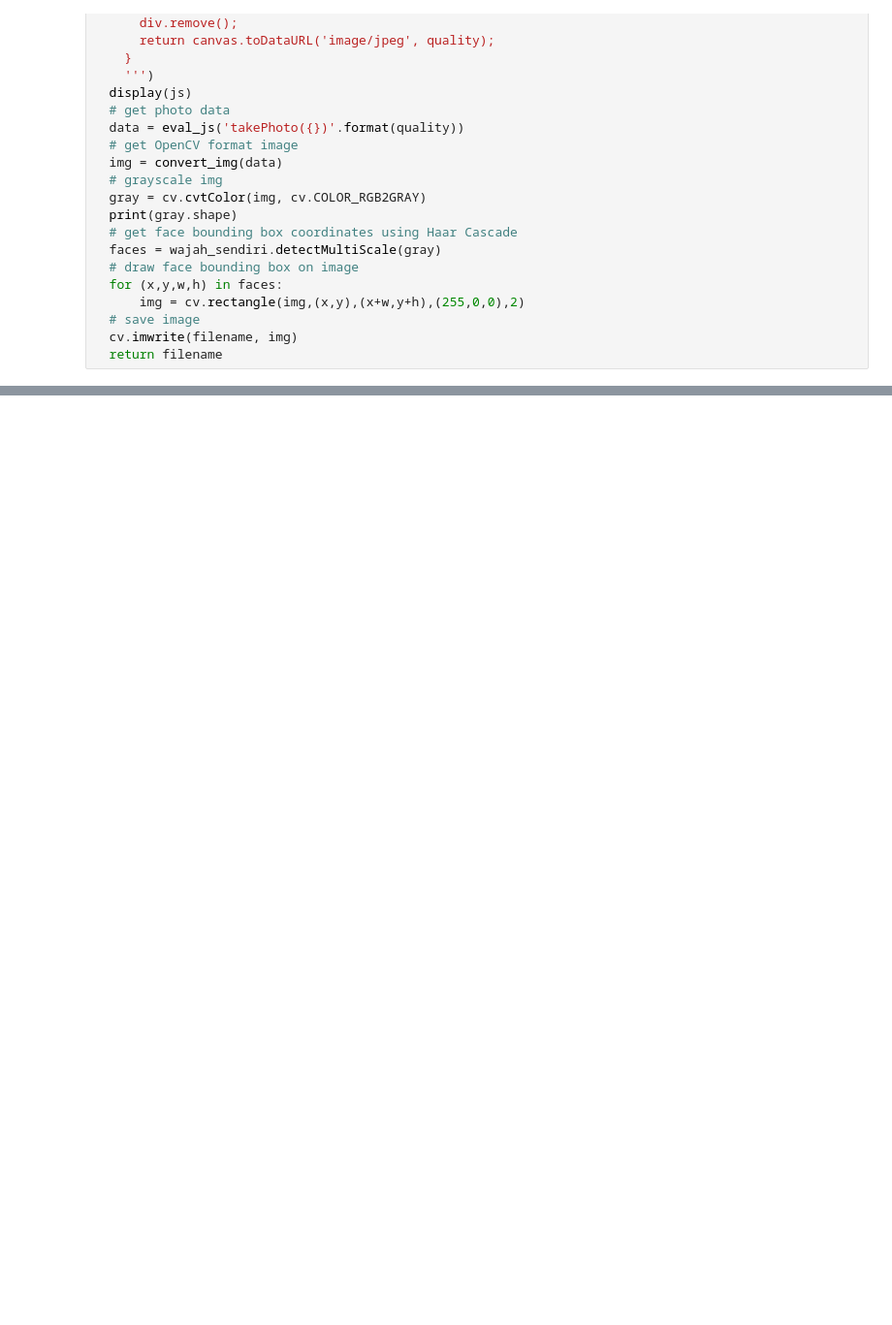
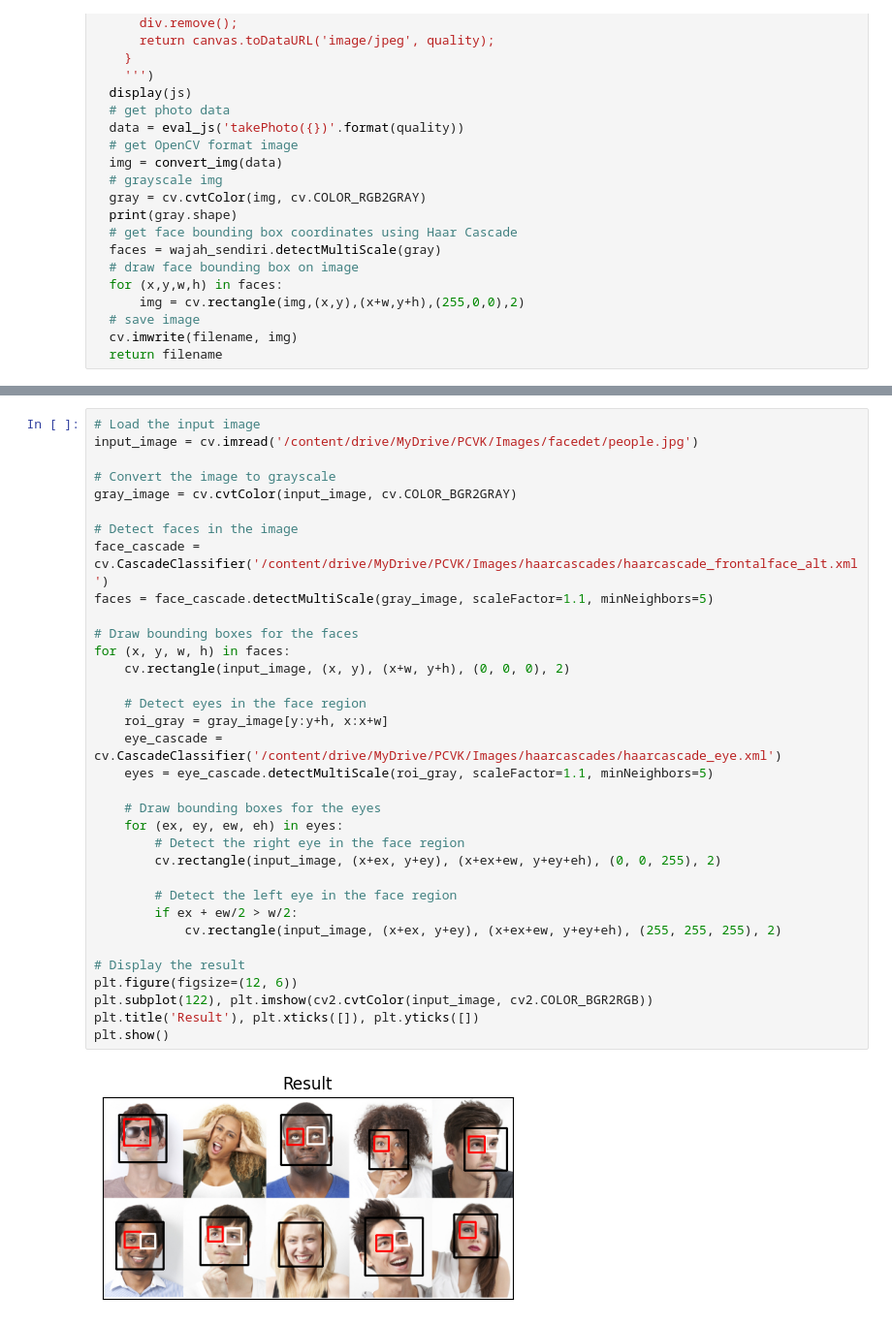
Before and after one commit to kausar-vento/PCVK_Genap_2023, a Jupyter notebook: Minggu 12/Week12.ipynb, the cells around one changed output, grey strips where cells are left out. Shown at 97% size. Saved outputs shown, nothing was run; the diff lists cells and outputs as text; blank space fills up the shorter version.

```diff
--- a/Minggu 12/Week12.ipynb
+++ b/Minggu 12/Week12.ipynb
@@ -290,0 +317,36 @@ Saved to photo.jpg
+# %%
+# Load the input image
+input_image = cv.imread('/content/drive/MyDrive/PCVK/Images/facedet/people.jpg')
+
+# Convert the image to grayscale
+gray_image = cv.cvtColor(input_image, cv.COLOR_BGR2GRAY)
+
+# Detect faces in the image
+face_cascade = cv.CascadeClassifier('/content/drive/MyDrive/PCVK/Images/haarcascades/haarcascade_frontalface_alt.xml')
+faces = face_cascade.detectMultiScale(gray_image, scaleFactor=1.1, minNeighbors=5)
+
+# Draw bounding boxes for the faces
+for (x, y, w, h) in faces:
+    cv.rectangle(input_image, (x, y), (x+w, y+h), (0, 0, 0), 2)
+
+    # Detect eyes in the face region
+    roi_gray = gray_image[y:y+h, x:x+w]
+    eye_cascade = cv.CascadeClassifier('/content/drive/MyDrive/PCVK/Images/haarcascades/haarcascade_eye.xml')
+    eyes = eye_cascade.detectMultiScale(roi_gray, scaleFactor=1.1, minNeighbors=5)
+
+    # Draw bounding boxes for the eyes
+    for (ex, ey, ew, eh) in eyes:
+        # Detect the right eye in the face region
+        cv.rectangle(input_image, (x+ex, y+ey), (x+ex+ew, y+ey+eh), (0, 0, 255), 2)
+
+        # Detect the left eye in the face region
+        if ex + ew/2 > w/2:
+            cv.rectangle(input_image, (x+ex, y+ey), (x+ex+ew, y+ey+eh), (255, 255, 255), 2)
+
+# Display the result
+plt.figure(figsize=(12, 6))
+plt.subplot(122), plt.imshow(cv2.cvtColor(input_image, cv2.COLOR_BGR2RGB))
+plt.title('Result'), plt.xticks([]), plt.yticks([])
+plt.show()
+# %% [output]
+[figure, added]
```
Also changed, not shown: parts of 3 cells of this notebook.
